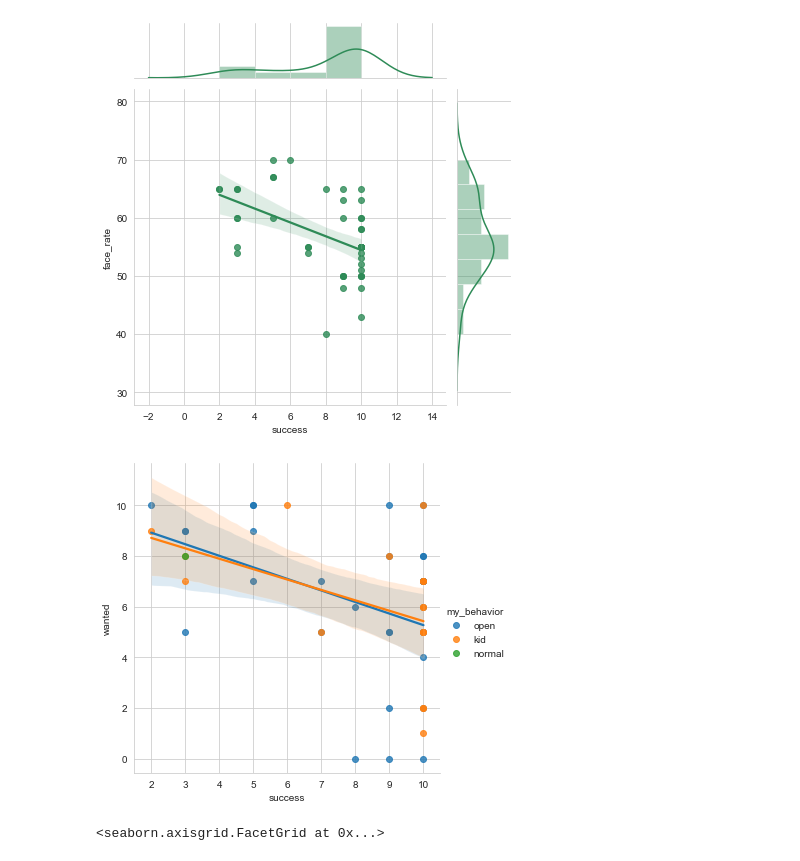
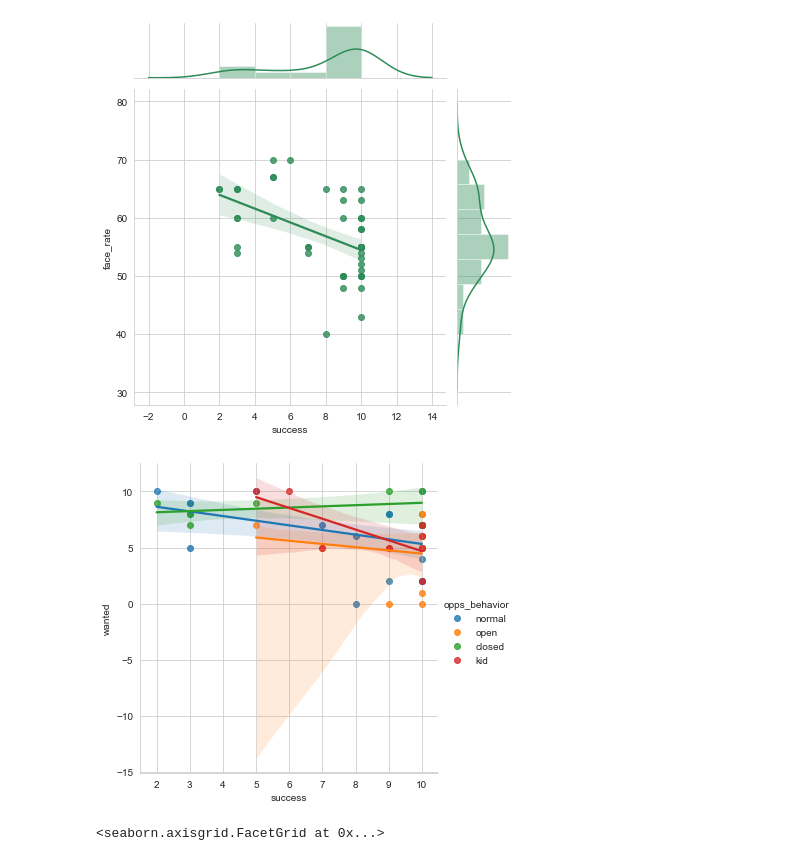
Before and after one commit to fujispooo/datascience, a Jupyter notebook: my_love_ex.ipynb, the cells around one changed output. Drawn from its saved outputs; the diff is of its cells as text; code cells hidden in the pictures.

```diff
--- a/my_love_ex.ipynb
+++ b/my_love_ex.ipynb
@@ -67,12 +67,12 @@ sns.jointplot('success','face_rate',girls_frame,kind='reg',color='seagreen')
 [figure]
 # %%
 fig = sns.lmplot(data=girls_frame,
-                   x='success',y='wanted',hue='my_behavior')
+                   x='success',y='wanted',hue='opps_behavior')
 
 fig.savefig('fig2.png')
 # アプリじゃない時は相関が弱い(デートに行ける時点で勝ち確)
 # %% [output]
-[figure, old version]
+[figure, new version]
 # %%
 sns.lmplot(data=girls_frame,
                    x='face_rate',y='educational_rate')
```
Also changed, not shown: parts of 4 cells of this notebook, 2 other files.
